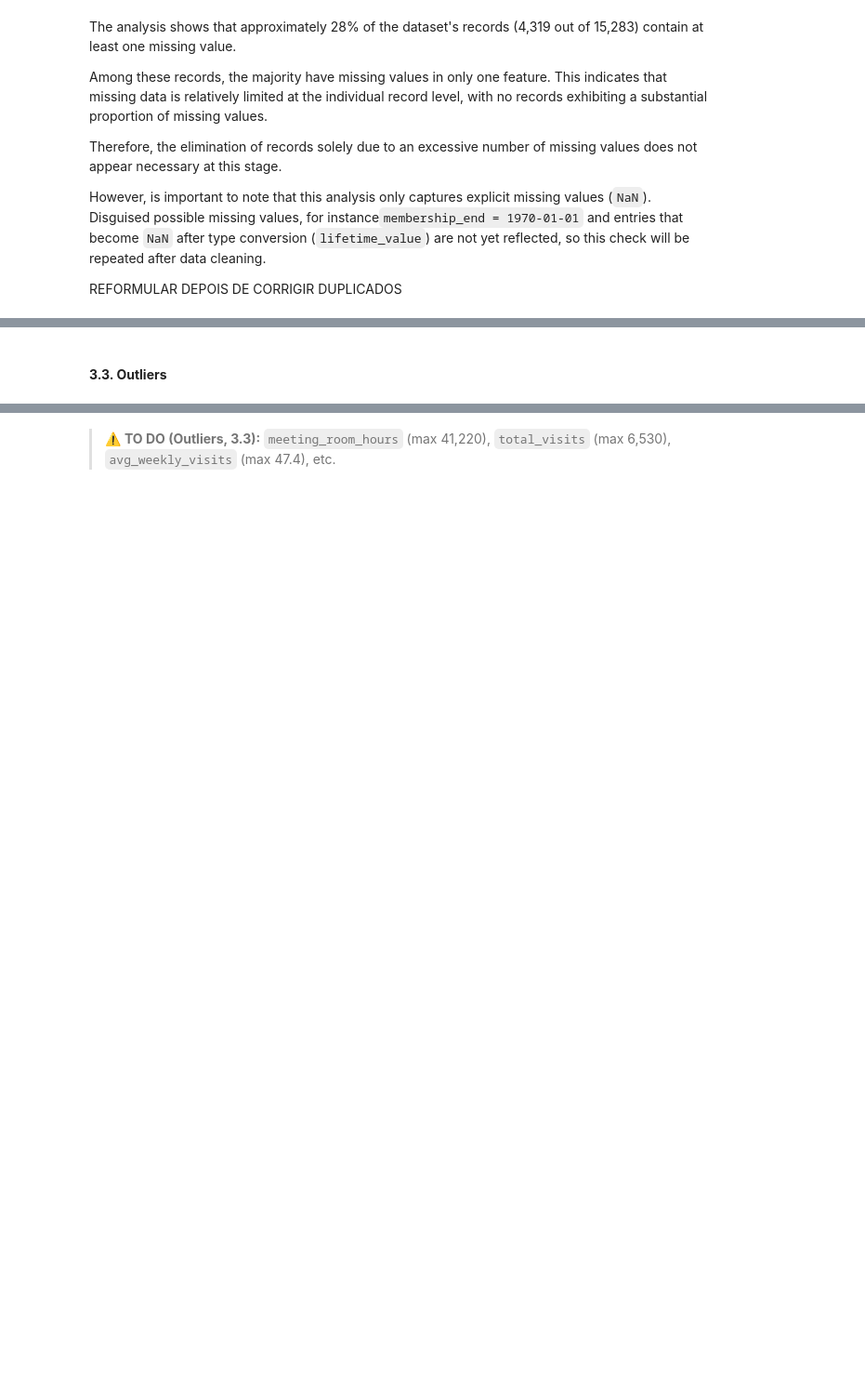
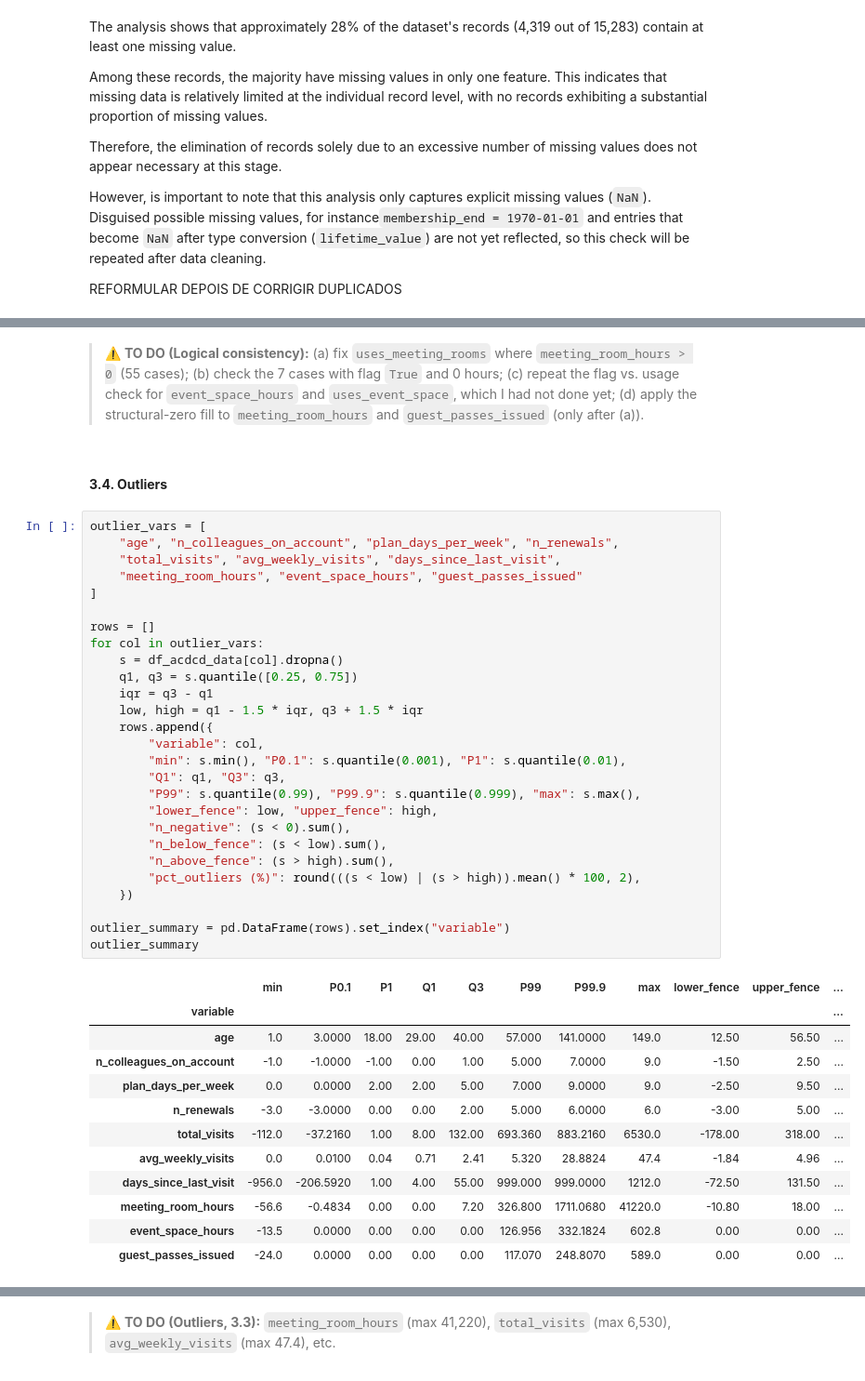
Before and after one commit to tomasmuachoDSAN/DataMining2627, a Jupyter notebook: notebooks/Group30_EDA_Code.ipynb, the cells around one changed output, grey strips where cells are left out. Shown at 93% size. Drawn from its saved outputs; the diff is of its cells as text; blank space fills up the shorter version.

```diff
--- a/notebooks/Group30_EDA_Code.ipynb
+++ b/notebooks/Group30_EDA_Code.ipynb
@@ -583,2 +553,44 @@ REFORMULAR DEPOIS DE CORRIGIR DUPLICADOS
+# %% [markdown]
+> ⚠️ **TO DO (Logical consistency):** (a) fix `uses_meeting_rooms` where `meeting_room_hours > 0` (55 cases); (b) check the 7 cases with flag `True` and 0 hours; (c) repeat the flag vs. usage check for `event_space_hours` and `uses_event_space`, which I had not done yet; (d) apply the structural-zero fill to `meeting_room_hours` and `guest_passes_issued` (only after (a)).
 # %% [markdown]
-#### **3.3. Outliers**
+#### **3.4. Outliers**
+# %%
+outlier_vars = [
+    "age", "n_colleagues_on_account", "plan_days_per_week", "n_renewals",
+    "total_visits", "avg_weekly_visits", "days_since_last_visit",
+    "meeting_room_hours", "event_space_hours", "guest_passes_issued"
+]
+
+rows = []
+for col in outlier_vars:
+    s = df_acdcd_data[col].dropna()
+    q1, q3 = s.quantile([0.25, 0.75])
+    iqr = q3 - q1
+    low, high = q1 - 1.5 * iqr, q3 + 1.5 * iqr
+    rows.append({
+        "variable": col,
+        "min": s.min(), "P0.1": s.quantile(0.001), "P1": s.quantile(0.01),
+        "Q1": q1, "Q3": q3,
+        "P99": s.quantile(0.99), "P99.9": s.quantile(0.999), "max": s.max(),
+        "lower_fence": low, "upper_fence": high,
+        "n_negative": (s < 0).sum(),
+        "n_below_fence": (s < low).sum(),
+        "n_above_fence": (s > high).sum(),
+        "pct_outliers (%)": round(((s < low) | (s > high)).mean() * 100, 2),
+    })
+
+outlier_summary = pd.DataFrame(rows).set_index("variable")
+outlier_summary
+# %% [output]
+|  | min | P0.1 | P1 | Q1 | Q3 | P99 | P99.9 | max | lower_fence | upper_fence | ... |
+| variable |  |  |  |  |  |  |  |  |  |  | ... |
+| age | 1.0 | 3.0000 | 18.00 | 29.00 | 40.00 | 57.000 | 141.0000 | 149.0 | 12.50 | 56.50 | ... |
+| n_colleagues_on_account | -1.0 | -1.0000 | -1.00 | 0.00 | 1.00 | 5.000 | 7.0000 | 9.0 | -1.50 | 2.50 | ... |
+| plan_days_per_week | 0.0 | 0.0000 | 2.00 | 2.00 | 5.00 | 7.000 | 9.0000 | 9.0 | -2.50 | 9.50 | ... |
+| n_renewals | -3.0 | -3.0000 | 0.00 | 0.00 | 2.00 | 5.000 | 6.0000 | 6.0 | -3.00 | 5.00 | ... |
+| total_visits | -112.0 | -37.2160 | 1.00 | 8.00 | 132.00 | 693.360 | 883.2160 | 6530.0 | -178.00 | 318.00 | ... |
+| avg_weekly_visits | 0.0 | 0.0100 | 0.04 | 0.71 | 2.41 | 5.320 | 28.8824 | 47.4 | -1.84 | 4.96 | ... |
+| days_since_last_visit | -956.0 | -206.5920 | 1.00 | 4.00 | 55.00 | 999.000 | 999.0000 | 1212.0 | -72.50 | 131.50 | ... |
+| meeting_room_hours | -56.6 | -0.4834 | 0.00 | 0.00 | 7.20 | 326.800 | 1711.0680 | 41220.0 | -10.80 | 18.00 | ... |
+| event_space_hours | -13.5 | 0.0000 | 0.00 | 0.00 | 0.00 | 126.956 | 332.1824 | 602.8 | 0.00 | 0.00 | ... |
+| guest_passes_issued | -24.0 | 0.0000 | 0.00 | 0.00 | 0.00 | 117.070 | 248.8070 | 589.0 | 0.00 | 0.00 | ... |
```
Also changed, not shown: parts of 20 cells of this notebook.
